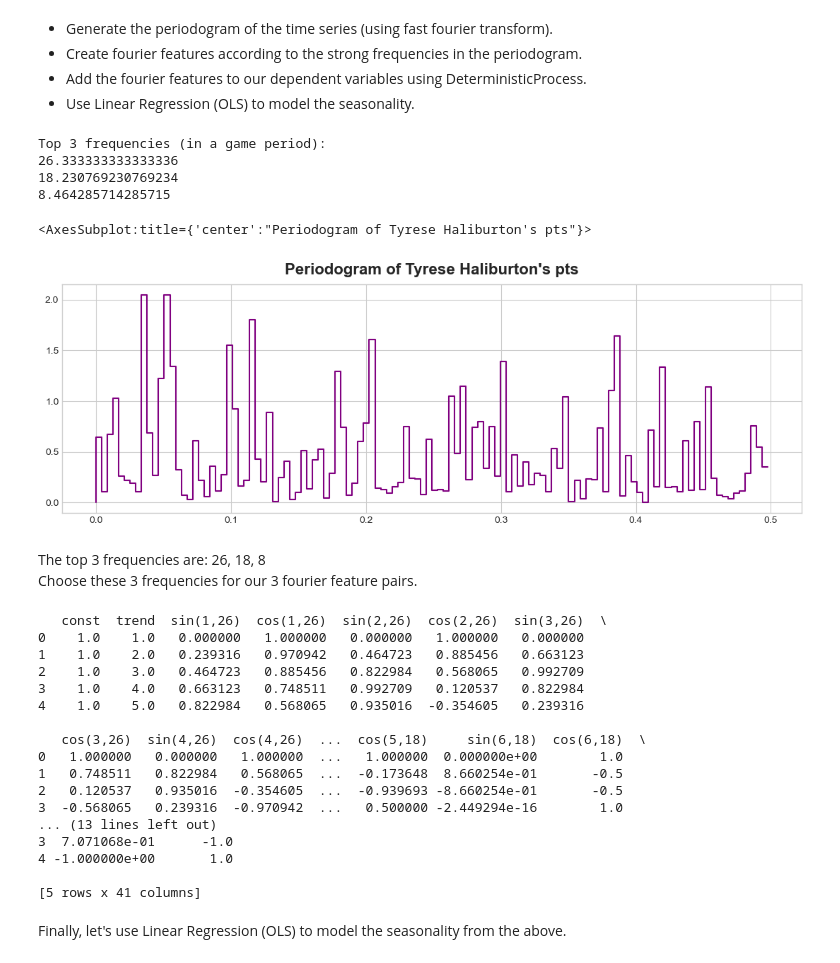
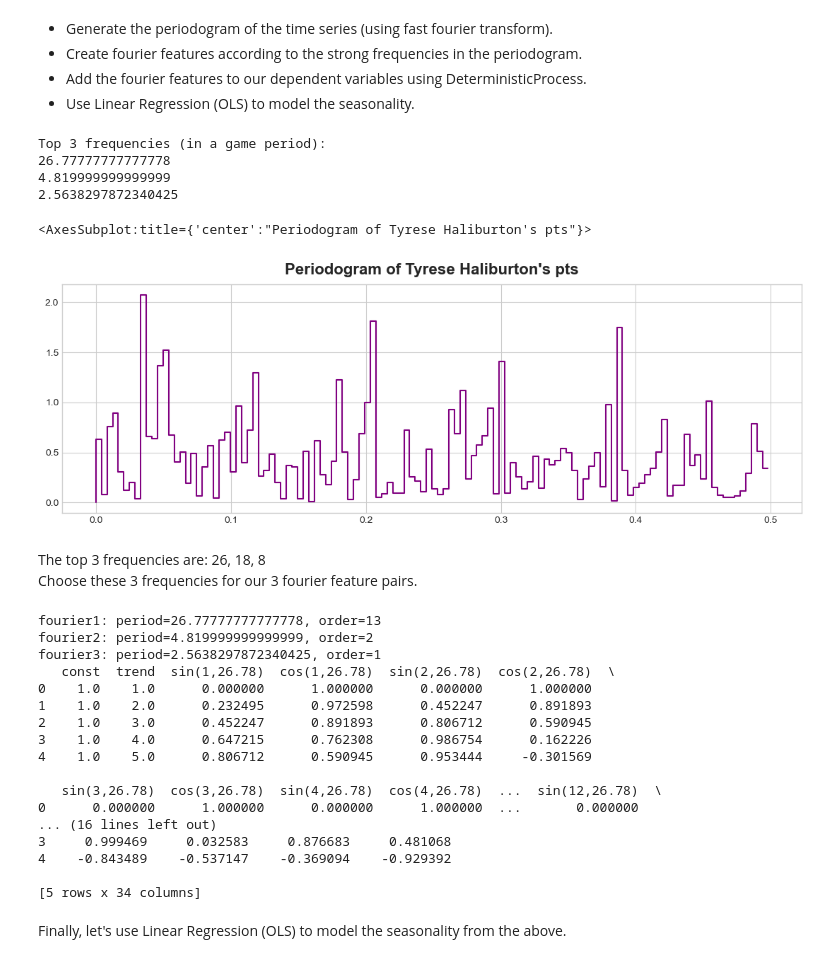
Before and after one commit to josephj1o4e1/YahooFantasyBasketball-project, a Jupyter notebook: project1-yahoofantasy-9cat-trendseasonality.ipynb, the cells around one changed output. Cells and saved outputs as stored; diff of their text form; code cells hidden in the pictures.

Commit message:
add rolling window function and revise the fourier series section.

```diff
--- a/project1-yahoofantasy-9cat-trendseasonality.ipynb
+++ b/project1-yahoofantasy-9cat-trendseasonality.ipynb
@@ -42,7 +42,7 @@ season_start_end_Dates = {
     'end_date': datetime.date(2023, 4, 9)},
     '2024':
     {'start_date': datetime.date(2023, 10, 24),
-    'end_date': datetime.date.today()}
+    'end_date': min(datetime.date(2023, 4, 14), datetime.date.today())}
 }
 
 df_pbs = {}
@@ -328,37 +338,39 @@ Perform "Harmonic Regression": detect and model *seasonality* using Fourier Feat
 # %%
 from scipy.signal import periodogram
 
 ts = y
 fs = 1 # len(ts) # sampling_freq
 
 # Remember to detrend and apply windowing for better fft result.
 # The periodogram function uses Welch's method.
 f, psd = periodogram(
                         ts,
                         fs=fs, # (twosided) freqs = sp_fft.fftfreq(nfft, 1/fs)
                         detrend="linear",
                         window="boxcar",
                         scaling='spectrum', # scale = 1.0 / win.sum()**2
                     )
 
 indexes = list(range(len(f)))
 indexes.sort(key = lambda i: np.absolute(psd[i]))
 indexes.reverse()
 print(f"Top 3 frequencies (in a game period): ")
+top3_freq = []
 for i in indexes[:3]:
+    top3_freq.append(1/f[i])
     print(f"{1/f[i]}")
 
 _, ax = plt.subplots()
 ax.step(f[f>=0], psd[f>=0], color="purple")
 ax.set_title(f'Periodogram of {name0}\'s {category}')
 ax
 # %% [output]
 Top 3 frequencies (in a game period):
-26.333333333333336
-18.230769230769234
-8.464285714285715
+26.77777777777778
+4.819999999999999
+2.5638297872340425
 <AxesSubplot:title={'center':"Periodogram of Tyrese Haliburton's pts"}>
-[figure, old version]
+[figure, new version]
 # %% [markdown]
 The top 3 frequencies are: 26, 18, 8
 Choose these 3 frequencies for our 3 fourier feature pairs.
@@ -370,9 +382,12 @@ index = [i for i in range(len(y))]
 # "order" amount of sin/cos Fourier pairs with a certain period.
 # 2 * order must be <= period
 # (period is the 1/freq of the trigonometric function)
-fourier1 = Fourier(period=26, order=10)
-fourier2 = Fourier(period=18, order=6)
-fourier3 = Fourier(period=8, order=4)
+fourier1 = Fourier(period=top3_freq[0], order=int(top3_freq[0]/2))
+print(f'fourier1: period={top3_freq[0]}, order={int(top3_freq[0]/2)}')
+fourier2 = Fourier(period=top3_freq[1], order=int(top3_freq[1]/2))
+print(f'fourier2: period={top3_freq[1]}, order={int(top3_freq[1]/2)}')
+fourier3 = Fourier(period=top3_freq[2], order=int(top3_freq[2]/2))
+print(f'fourier3: period={top3_freq[2]}, order={int(top3_freq[2]/2)}')
 fourier = [fourier1, fourier2, fourier3]
 
 # print(fourier.in_sample(index))
@@ -389,23 +404,23 @@ dp = DeterministicProcess(
 Xsea = dp.in_sample()
 print(Xsea.head())
 # %% [output]
-   const  trend  sin(1,26)  cos(1,26)  sin(2,26)  cos(2,26)  sin(3,26)  \
-0    1.0    1.0   0.000000   1.000000   0.000000   1.000000   0.000000
-1    1.0    2.0   0.239316   0.970942   0.464723   0.885456   0.663123
-2    1.0    3.0   0.464723   0.885456   0.822984   0.568065   0.992709
-3    1.0    4.0   0.663123   0.748511   0.992709   0.120537   0.822984
-4    1.0    5.0   0.822984   0.568065   0.935016  -0.354605   0.239316
+fourier1: period=26.77777777777778, order=13
+fourier2: period=4.819999999999999, order=2
+fourier3: period=2.5638297872340425, order=1
+   const  trend  sin(1,26.78)  cos(1,26.78)  sin(2,26.78)  cos(2,26.78)  \
+0    1.0    1.0      0.000000      1.000000      0.000000      1.000000
+1    1.0    2.0      0.232495      0.972598      0.452247      0.891893
+2    1.0    3.0      0.452247      0.891893      0.806712      0.590945
+3    1.0    4.0      0.647215      0.762308      0.986754      0.162226
+4    1.0    5.0      0.806712      0.590945      0.953444     -0.301569
 
-   cos(3,26)  sin(4,26)  cos(4,26)  ...  cos(5,18)     sin(6,18)  cos(6,18)  \
-0   1.000000   0.000000   1.000000  ...   1.000000  0.000000e+00        1.0
-1   0.748511   0.822984   0.568065  ...  -0.173648  8.660254e-01       -0.5
-2   0.120537   0.935016  -0.354605  ...  -0.939693 -8.660254e-01       -0.5
-3  -0.568065   0.239316  -0.970942  ...   0.500000 -2.449294e-16        1.0
-... (13 lines left out)
-3  7.071068e-01      -1.0
-4 -1.000000e+00       1.0
+   sin(3,26.78)  cos(3,26.78)  sin(4,26.78)  cos(4,26.78)  ...  sin(12,26.78)  \
+0      0.000000      1.000000      0.000000      1.000000  ...       0.000000
+... (16 lines left out)
+3     0.999469     0.032583     0.876683     0.481068
+4    -0.843489    -0.537147    -0.369094    -0.929392
 
-[5 rows x 41 columns]
+[5 rows x 34 columns]
 # %% [markdown]
 Finally, let's use Linear Regression (OLS) to model the seasonality from the above.
 # %%
```
Also changed, not shown: parts of 10 cells of this notebook.
